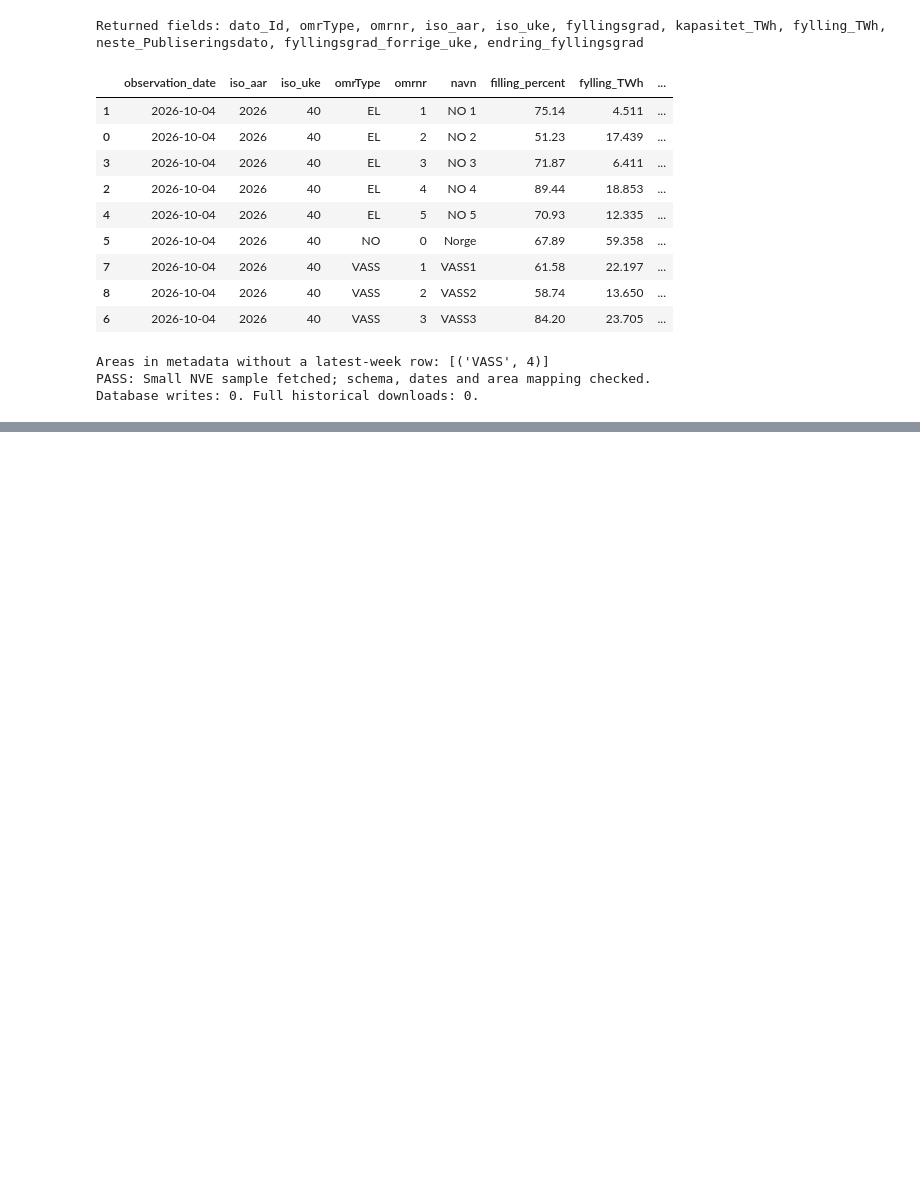
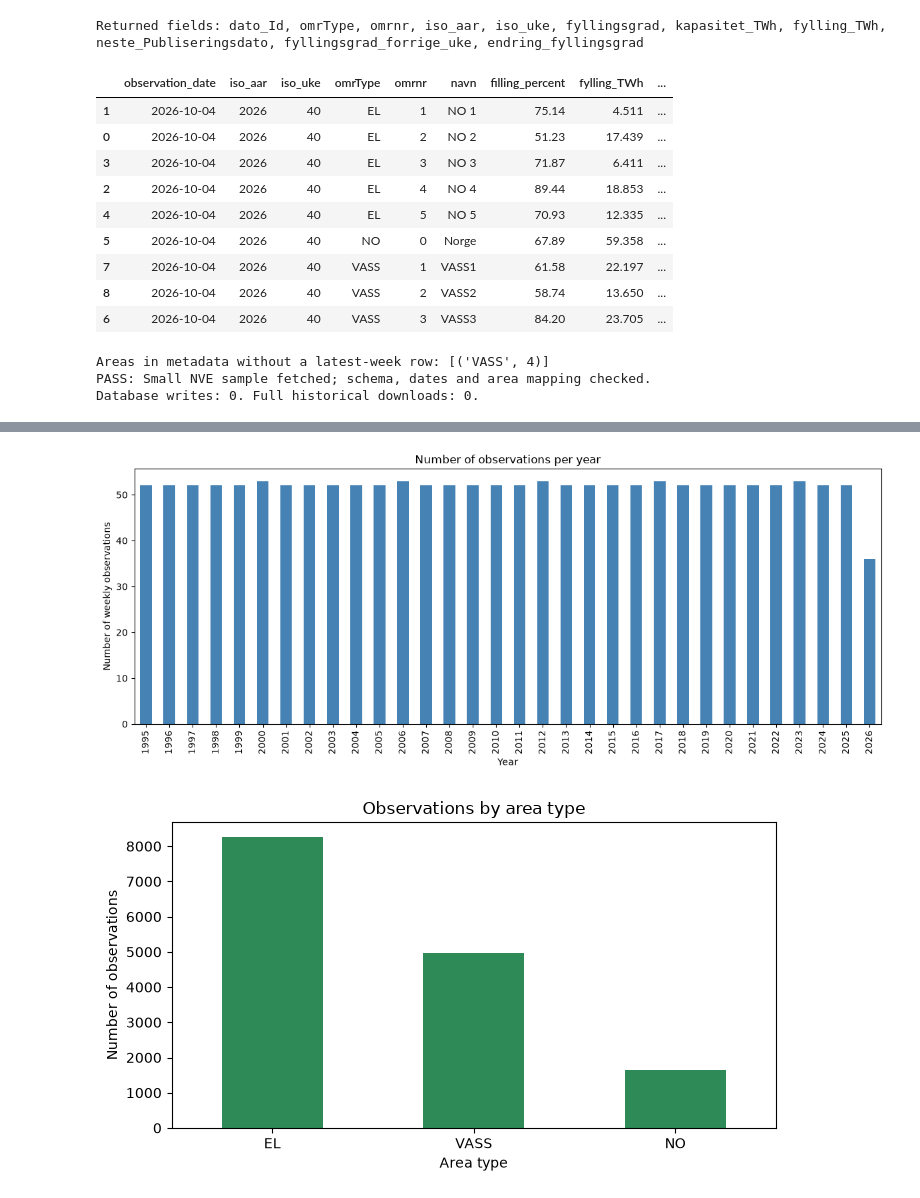
Before and after one commit to G0KU-DOTCOM/Streamlit_dashboard, a Jupyter notebook: notebooks/prosjekt_part2.ipynb, the cells around one changed output, grey strips where cells are left out. Cells and saved outputs as stored; diff of their text form; code cells hidden in the pictures; blank space fills up the shorter version.

Commit message:
Plotting data from the API

```diff
--- a/notebooks/prosjekt_part2.ipynb
+++ b/notebooks/prosjekt_part2.ipynb
@@ -417,0 +709,80 @@ The next step is to plan a bounded historical retrieval and recreate the Part 1
+# %%
+# observation_date: number of national observations recorded per year
+observations_per_year = (
+    national_data["observation_date"]
+    .dt.year
+    .value_counts()
+    .sort_index()
+)
+
+observations_per_year.plot(
+    kind="bar",
+    figsize=(12, 5),
+    color="steelblue"
+)
+plt.title("Number of observations per year")
+plt.xlabel("Year")
+plt.ylabel("Number of weekly observations")
+plt.tight_layout()
+plt.show()
+plt.close()
+
+
+# area_type: number of rows belonging to each geographical grouping
+reservoirs_clean["area_type"].value_counts().plot(
+    kind="bar",
+    figsize=(7, 4),
+    color="seagreen"
+)
+plt.title("Observations by area type")
+plt.xlabel("Area type")
+plt.ylabel("Number of observations")
+plt.xticks(rotation=0)
+plt.tight_layout()
+plt.show()
+plt.close()
+
+
+# area_number: area numbers are reused across different area types
+reservoirs_clean["area_number"].value_counts().sort_index().plot(
+    kind="bar",
+    figsize=(7, 4),
+    color="darkorange"
+)
+plt.title("Observations by area number")
+plt.xlabel("Area number")
+plt.ylabel("Number of observations")
+plt.xticks(rotation=0)
+plt.tight_layout()
+plt.show()
+plt.close()
+
+# iso_year: number of national observations in each ISO year
+national_data["iso_year"].value_counts().sort_index().plot(
+    kind="bar",
+    figsize=(12, 5),
+    color="mediumpurple"
+)
+plt.title("National observations by ISO year")
+plt.xlabel("ISO year")
+plt.ylabel("Number of weekly observations")
+plt.tight_layout()
+plt.show()
+plt.close()
+
+
+# iso_week: frequency of the different ISO week numbers
+national_data["iso_week"].value_counts().sort_index().plot(
+    kind="bar",
+    figsize=(12, 5),
+    color="slateblue"
+)
+plt.title("National observations by ISO week")
+plt.xlabel("ISO week")
+plt.ylabel("Number of observations")
+plt.tight_layout()
+plt.show()
+plt.close()
+# %% [output]
+[figure, added]
+[figure, added]
```
Also changed, not shown: parts of 19 cells of this notebook, 1 other file.
